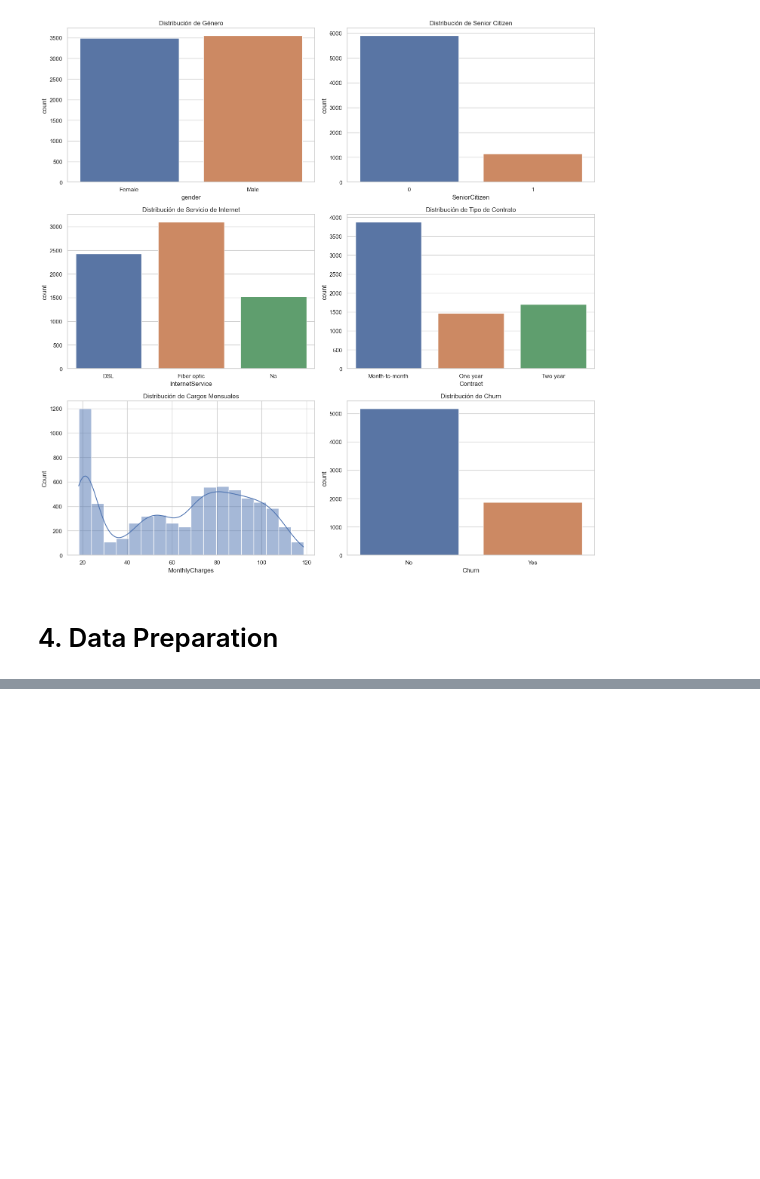
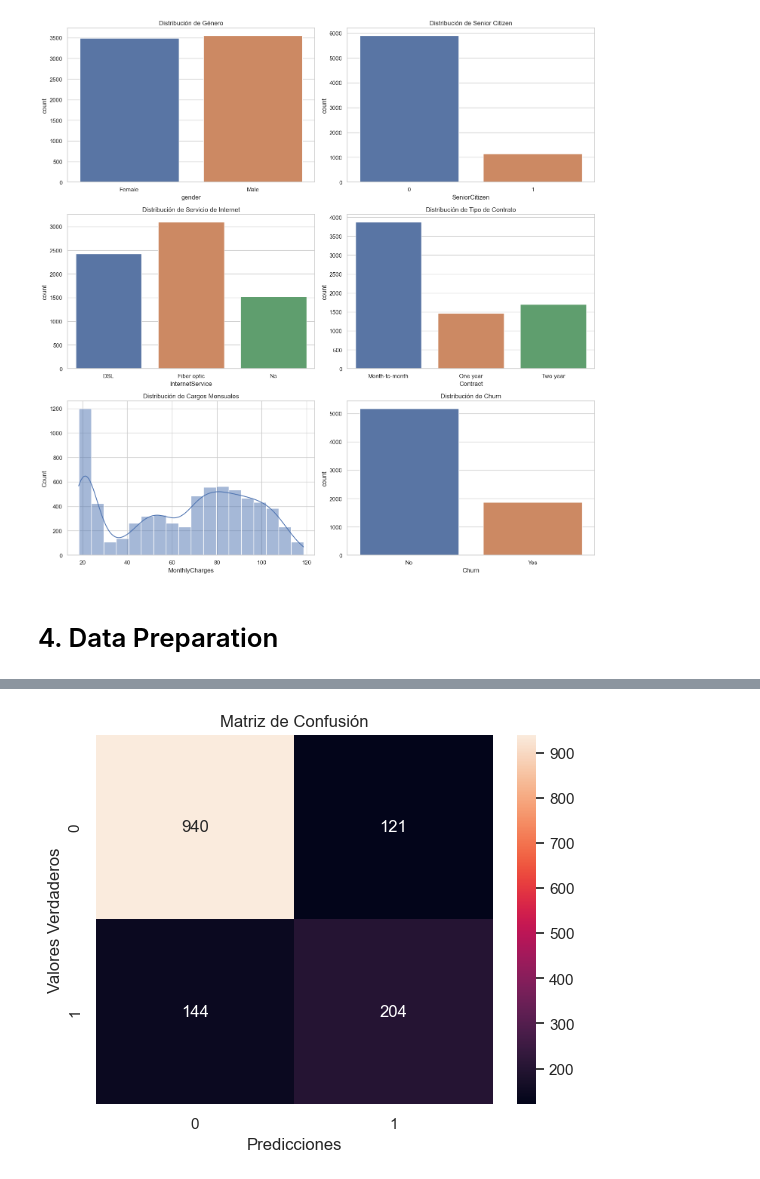
Before and after one commit to FJGM2023015/Telecommunication-Churn, a Jupyter notebook: Telecomunication_Churn.ipynb, the cells around one changed output, grey strips where cells are left out. Cells and saved outputs as stored; diff of their text form; code cells hidden in the pictures; blank space fills up the shorter version.

```diff
--- a/Telecomunication_Churn.ipynb
+++ b/Telecomunication_Churn.ipynb
@@ -156,0 +259,3 @@ plt.show()
+# %%
+# Numeric Columns
+numeric_cols = ['tenure', 'MonthlyCharges', 'TotalCharges']
@@ -160,0 +360,19 @@ plt.show()
+# %%
+from sklearn.model_selection import GridSearchCV
+from sklearn.linear_model import LogisticRegression
+
+# Definir el modelo
+log_reg = LogisticRegression()
+
+# Hyper-Tuning Parameters
+param_grid = {
+    'C': [0.01, 0.1, 1, 10, 100],
+    'penalty': ['l1', 'l2'],
+    'solver': ['liblinear']
+}
+
+# GridSearchCV
+grid_search = GridSearchCV(log_reg, param_grid, cv=5, scoring='accuracy', verbose=1)
+
+# Ajustar el modelo
+grid_search.fit(X_train, y_train)
@@ -160,0 +387,12 @@ plt.show()
+# %%
+from sklearn.metrics import classification_report, confusion_matrix
+
+# Predecir con el conjunto de prueba
+y_pred = grid_search.predict(X_test)
+
+# Informe de clasificación
+print(classification_report(y_test, y_pred))
+
+# Matriz de confusión
+conf_matrix = confusion_matrix(y_test, y_pred)
+print(conf_matrix)
@@ -160,0 +411,10 @@ plt.show()
+# %%
+import seaborn as sns
+
+sns.heatmap(conf_matrix, annot=True, fmt='g')
+plt.xlabel('Predicciones')
+plt.ylabel('Valores Verdaderos')
+plt.title('Matriz de Confusión')
+plt.show()
+# %% [output]
+[figure, added]
```
Also changed, not shown: parts of 32 cells of this notebook.
